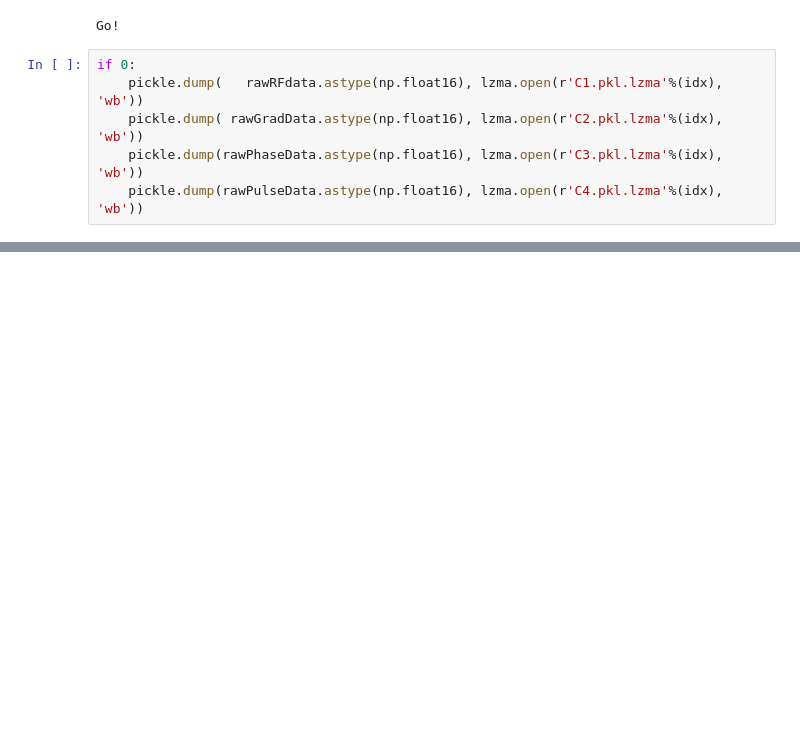
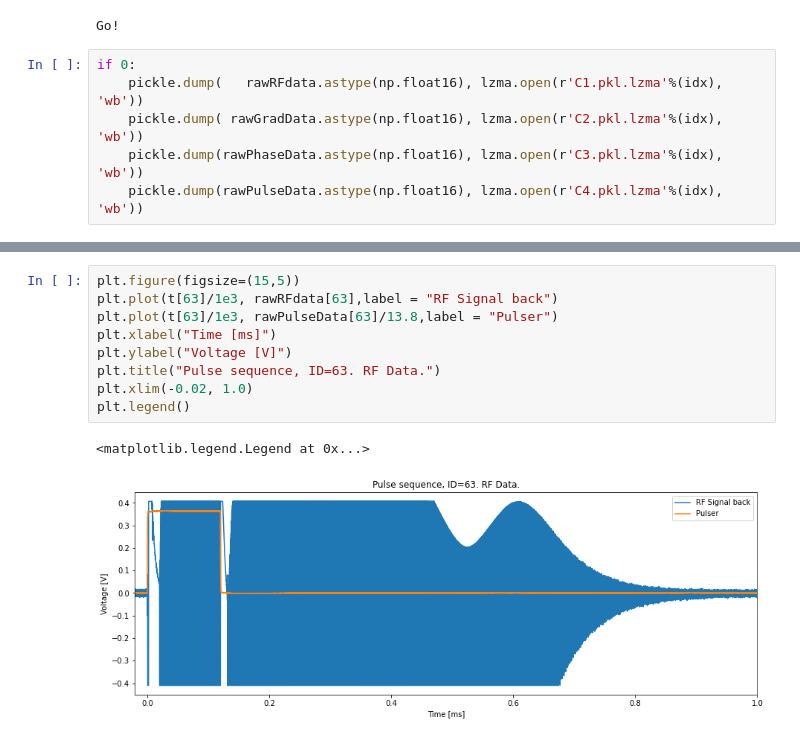
Before and after one commit to kelu124/oshmri, a Jupyter notebook: tom/Scope/recon.ipynb, the cells around one changed output, grey strips where cells are left out. Cells and saved outputs as stored; diff of their text form; blank space fills up the shorter version.

```diff
--- a/tom/Scope/recon.ipynb
+++ b/tom/Scope/recon.ipynb
@@ -76,0 +99,12 @@ if 0:
+# %%
+plt.figure(figsize=(15,5))
+plt.plot(t[63]/1e3, rawRFdata[63],label = "RF Signal back")
+plt.plot(t[63]/1e3, rawPulseData[63]/13.8,label = "Pulser")
+plt.xlabel("Time [ms]")
+plt.ylabel("Voltage [V]")
+plt.title("Pulse sequence, ID=63. RF Data.")
+plt.xlim(-0.02, 1.0)
+plt.legend()
+# %% [output]
+<matplotlib.legend.Legend at 0x...>
+[figure, added]
```
Also changed, not shown: parts of 12 cells of this notebook, 1 other file.
